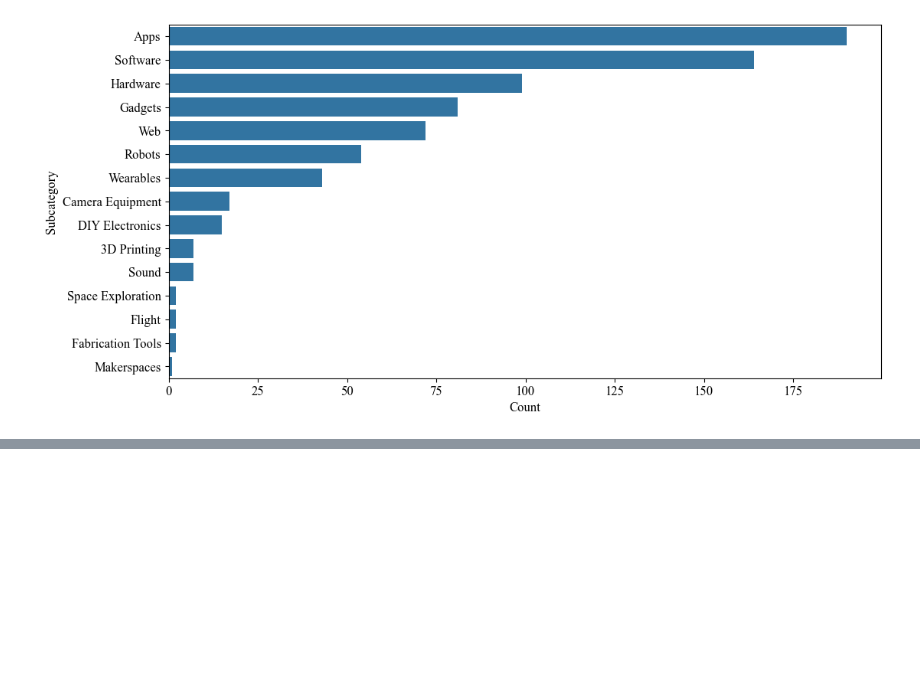
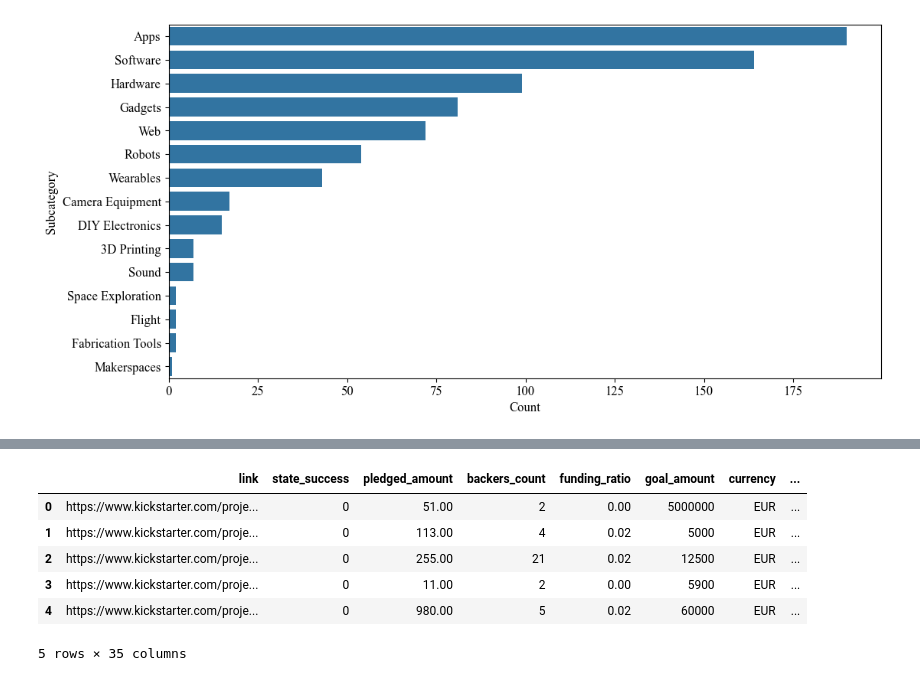
Before and after one commit to alendemsh/Fundraising-perspectives-via-crowdfunding-of-AI-driven-startups, a Jupyter notebook: eda.ipynb, the cells around one changed output, grey strips where cells are left out. Cells and saved outputs as stored; diff of their text form; code cells hidden in the pictures; blank space fills up the shorter version.

```diff
--- a/eda.ipynb
+++ b/eda.ipynb
@@ -348,0 +550,10 @@ plt.show()
+# %%
+work.head()
+# %% [output]
+|  | link | state_success | pledged_amount | backers_count | funding_ratio | goal_amount | currency | ... |
+| 0 | https://www.kickstarter.com/proje... | 0 | 51.00 | 2 | 0.00 | 5000000 | EUR | ... |
+| 1 | https://www.kickstarter.com/proje... | 0 | 113.00 | 4 | 0.02 | 5000 | EUR | ... |
+| 2 | https://www.kickstarter.com/proje... | 0 | 255.00 | 21 | 0.02 | 12500 | EUR | ... |
+| 3 | https://www.kickstarter.com/proje... | 0 | 11.00 | 2 | 0.00 | 5900 | EUR | ... |
+| 4 | https://www.kickstarter.com/proje... | 0 | 980.00 | 5 | 0.02 | 60000 | EUR | ... |
+5 rows × 35 columns
```
Also changed, not shown: parts of 19 cells of this notebook.
